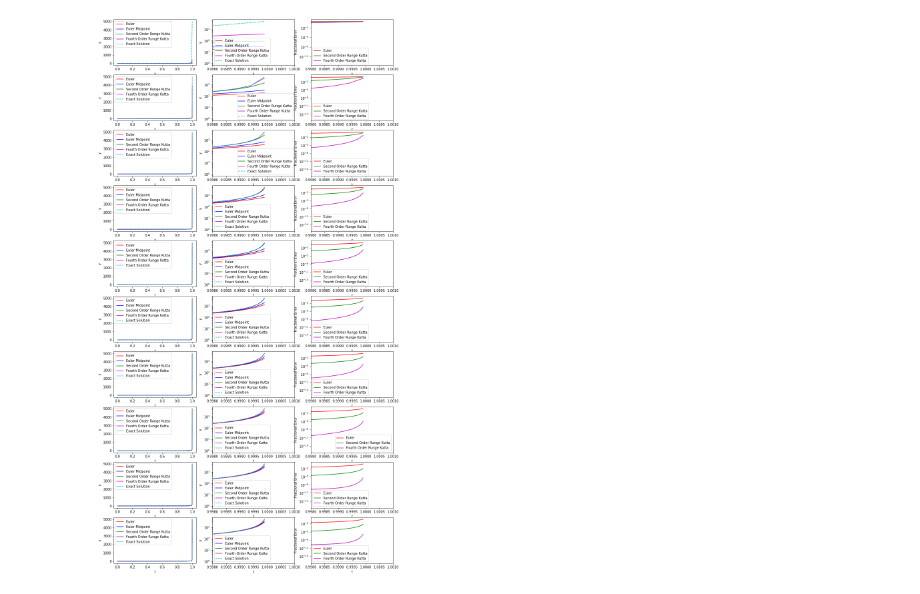
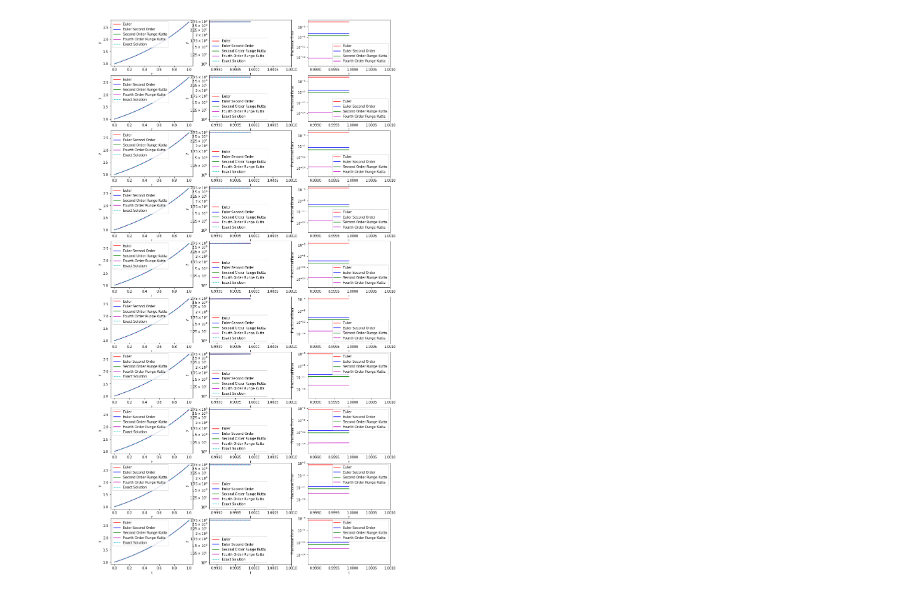
Before and after one commit to wutmeownow/phys441, a Jupyter notebook: JupyterNotebooks/Python/graph_runge_kutta_all.ipynb, the cells around one changed output. Drawn from its saved outputs; the diff is of its cells as text; code cells hidden in the pictures.

```diff
--- a/JupyterNotebooks/Python/graph_runge_kutta_all.ipynb
+++ b/JupyterNotebooks/Python/graph_runge_kutta_all.ipynb
@@ -8,7 +14,7 @@ def fderiv(y,t,deriv):
 # %%
 def yexact(t):
-    return 1.0/(1.0-t*t)
-    #return 2*param[0]*math.exp(0.5*(t - math.sin(t)*math.cos(t)))
+    #return 1.0/(1.0-t*t)
+    return math.exp(t)
 # %%
 def euler(y,nY,t,tau,deriv):
     F1 = array('d')
@@ -20,6 +26,20 @@ def euler(y,nY,t,tau,deriv):
 
     for i in range(0,nY):
         y[i] = y[i] + tau*F1[i]
+# %%
+def euler2(y,nY,t,tau,deriv,secondderiv):
+    F1 = array('d')
+    F2 = array('d')
+
+    for i in range(0,nY):
+        F1.append(0.0)
+        F2.append(0.0)
+
+    fderiv(y,t,F1)
+    fderiv2(y,t,F1,F2)
+
+    for i in range(0,nY):
+        y[i] = y[i] + tau*F1[i] + 0.5*tau*tau*F2[i]
 # %%
 def rk2(y,nY,t,tau,deriv):
     F1 = array('d')
@@ -88,7 +108,7 @@ def rk4(y,nY,t,tau,deriv):
 fig, axs = plt.subplots(10, 3,figsize=(15,30))
 
 Steps = np.zeros(10)
-Steps[0] = 100
+Steps[0] = 1000
 Steps[1] = 2000
 Steps[2] = 5000
 Steps[3] = 10000
@@ -104,6 +124,8 @@ e2 = np.zeros(10)
 e3 = np.zeros(10)
 e4 = np.zeros(10)
 
+debug = False
+
 for istep in range(10):
 
     nStep = int(Steps[istep])
@@ -111,27 +133,24 @@ for istep in range(10):
     tau = a/nStep
 
     # Everything below this point is calculated.
+    #y0 = 1.0
+    #yp0 = 0.0
+    #ypp0 = 2.0
     y0 = 1.0
-    yp0 = 0.0
+    yp0 = 1.0
+    ypp0 = 2.0
 
     tlow = 0
 
     yy = array('d')
-    yy2 = array('d')
     tt = array('d')
-    tt2 = array('d')
 
     for i in range(0,nStep+1):
         texact = tlow + i*tau
         yy.append(yexact(texact))
         tt.append(texact)
-    for i in range(0,2*nStep+1):
-        texact = tlow + i*tau/2.0
-        yy2.append(yexact(texact))
-        tt2.append(texact)
 
     #print(yy,tt)
-    #print(yy2,tt2)
 
     y1 = array('d')
     y2 = array('d')
@@ -147,6 +166,11 @@ for istep in range(10):
     deriv2 = array('d')
     deriv3 = array('d')
     deriv4 = array('d')
+
+    secondderiv1 = array('d')
+    secondderiv2 = array('d')
+    secondderiv3 = array('d')
+    secondderiv4 = array('d')
 
     nState = 1
 
@@ -165,6 +189,10 @@ for istep in range(10):
         deriv2.append(yp0)
         deriv3.append(yp0)
         deriv4.append(yp0)
+        secondderiv1.append(ypp0)
+        secondderiv2.append(ypp0)
+        secondderiv3.append(ypp0)
+        secondderiv4.append(ypp0)
 
     yplot1 = array('d')
     yplot2 = array('d')
@@ -190,14 +218,9 @@ for istep in range(10):
                 if (method == 2):
                     yplot2.append(y2[0])
                     tplot2.append(time)
-                    euler(state2,nState,time,tau/2.0,deriv2)
+                    euler2(state2,nState,time,tau,deriv2,secondderiv2)
                     y2[0] = state2[0]
-                    time = time + tau/2.0
-                    yplot2.append(y2[0])
-                    tplot2.append(time)
-                    euler(state2,nState,time,tau/2.0,deriv2)
-                    y2[0] = state2[0]
-                    time = time + tau/2.0
+                    time = time + tau
                 else:
                     if (method == 3):
                         yplot3.append(y3[0])
@@ -215,16 +238,19 @@ for istep in range(10):
 
 
 
-    print (tplot1[nStep],tplot2[2*nStep],tplot3[nStep],tplot4[nStep])
-    print (tplot1[0],tplot2[0],tplot3[0],tplot4[0])
-    print (len(tplot1),len(tplot2),len(tplot3),len(tplot4))
+    if debug:
+        print ('Time Values at interval endpoints')
+        print (tplot1[nStep],tplot2[nStep],tplot3[nStep],tplot4[nStep])
+        print (tplot1[0],tplot2[0],tplot3[0],tplot4[0])
+        print (len(tplot1),len(tplot2),len(tplot3),len(tplot4))
 
-    print (yplot1[nStep],yplot2[2*nStep],yplot3[nStep],yplot4[nStep])
-    print (yplot1[0],yplot2[0],yplot3[0],yplot4[0])
-    print (len(yplot1),len(yplot2),len(yplot3),len(yplot4))
+        print ('Function Values at interval endpoints')
+        print (yplot1[nStep],yplot2[nStep],yplot3[nStep],yplot4[nStep])
+        print (yplot1[0],yplot2[0],yplot3[0],yplot4[0])
+        print (len(yplot1),len(yplot2),len(yplot3),len(yplot4))
 
     axs[istep][0].plot(tplot1[0:nStep+1],yplot1[0:nStep+1],'r-',label='Euler')
-    axs[istep][0].plot(tplot2[0:2*nStep+1],yplot2[0:2*nStep+1],'b-',label='Euler Midpoint')
+    axs[istep][0].plot(tplot2[0:nStep+1],yplot2[0:nStep+1],'b-',label='Euler Second Order')
     axs[istep][0].plot(tplot3[0:nStep+1],yplot3[0:nStep+1],'g-',label='Second Order Runge Kutta')
     axs[istep][0].plot(tplot4[0:nStep+1],yplot4[0:nStep+1],'m-',label='Fourth Order Runge Kutta')
     axs[istep][0].plot(tt,yy,'c--',label='Exact Solution')
@@ -233,14 +259,14 @@ for istep in range(10):
     axs[istep][0].legend()
 
     axs[istep][1].plot(tplot1[0:nStep+1],yplot1[0:nStep+1],'r-',label='Euler')
-    axs[istep][1].plot(tplot2[0:2*nStep+1],yplot2[0:2*nStep+1],'b-',label='Euler Midpoint')
+    axs[istep][1].plot(tplot2[0:nStep+1],yplot2[0:nStep+1],'b-',label='Euler Second Order')
     axs[istep][1].plot(tplot3[0:nStep+1],yplot3[0:nStep+1],'g-',label='Second Order Runge Kutta')
     axs[istep][1].plot(tplot4[0:nStep+1],yplot4[0:nStep+1],'m-',label='Fourth Order Runge Kutta')
     axs[istep][1].plot(tt,yy,'c--',label='Exact Solution')
     axs[istep][1].set_yscale('log')
     axs[istep][1].set_ylabel('y')
     axs[istep][1].set_xlabel('t')
-    axs[istep][1].set_xlim(0.998,1.001)
+    axs[istep][1].set_xlim(2*a-1.001,1.001)
     #axs[istep][1].set_ylim(40,4000)
     axs[istep][1].legend()
 
@@ -256,26 +282,28 @@ for istep in range(10):
     tplot4 = np.array(tplot4)
 
     yerr1 = np.abs(yplot1-yy)/yy
-    #yerr2 = np.abs(yplot2-yy2)/yy2
+    yerr2 = np.abs(yplot2-yy)/yy
     yerr3 = np.abs(yplot3-yy)/yy
     yerr4 = np.abs(yplot4-yy)/yy
 
-    print (yplot4[nStep],yplot3[nStep],yplot2[2*nStep],yplot1[nStep],yy[nStep],yy2[2*nStep])
-    print (tplot4[nStep],tplot3[nStep],tplot2[2*nStep],tplot1[nStep],tt[nStep],tt2[2*nStep])
+    if debug:
+        print ('Values at a = 0.9999')
+        print (yplot4[nStep],yplot3[nStep],yplot2[nStep],yplot1[nStep],yy[nStep])
+        print (tplot4[nStep],tplot3[nStep],tplot2[nStep],tplot1[nStep],tt[nStep])
 
     e1[istep] = yerr1[nStep]
-    #e2[istep] = yerr2[2*nStep]
+    e2[istep] = yerr2[nStep]
     e3[istep] = yerr3[nStep]
     e4[istep] = yerr4[nStep]
 
     axs[istep][2].plot(tplot1[0:nStep+1],yerr1[0:nStep+1],'r-',label='Euler')
-    #axs[2].plot(tplot2[0:2*nStep-1],yerr2[0:2*nStep-1],'b-',label='Euler Midpoint')
+    axs[istep][2].plot(tplot2[0:nStep+1],yerr2[0:nStep+1],'b-',label='Euler Second Order')
     axs[istep][2].plot(tplot3[0:nStep+1],yerr3[0:nStep+1],'g-',label='Second Order Runge Kutta')
     axs[istep][2].plot(tplot4[0:nStep+1],yerr4[0:nStep+1],'m-',label='Fourth Order Runge Kutta')
     axs[istep][2].set_yscale('log')
     axs[istep][2].set_ylabel('Fractional Error')
     axs[istep][2].set_xlabel('t')
-    axs[istep][2].set_xlim(0.998,1.001)
+    axs[istep][2].set_xlim(2*a-1.001,1.001)
     #axs[istep][2].set_ylim(0.001,1)
     axs[istep][2].legend()
 # %% [output]
@@ -299 +310 @@ for istep in range(10):
-[figure, old version]
+[figure, new version]
```
Also changed, not shown: parts of 6 cells of this notebook.
